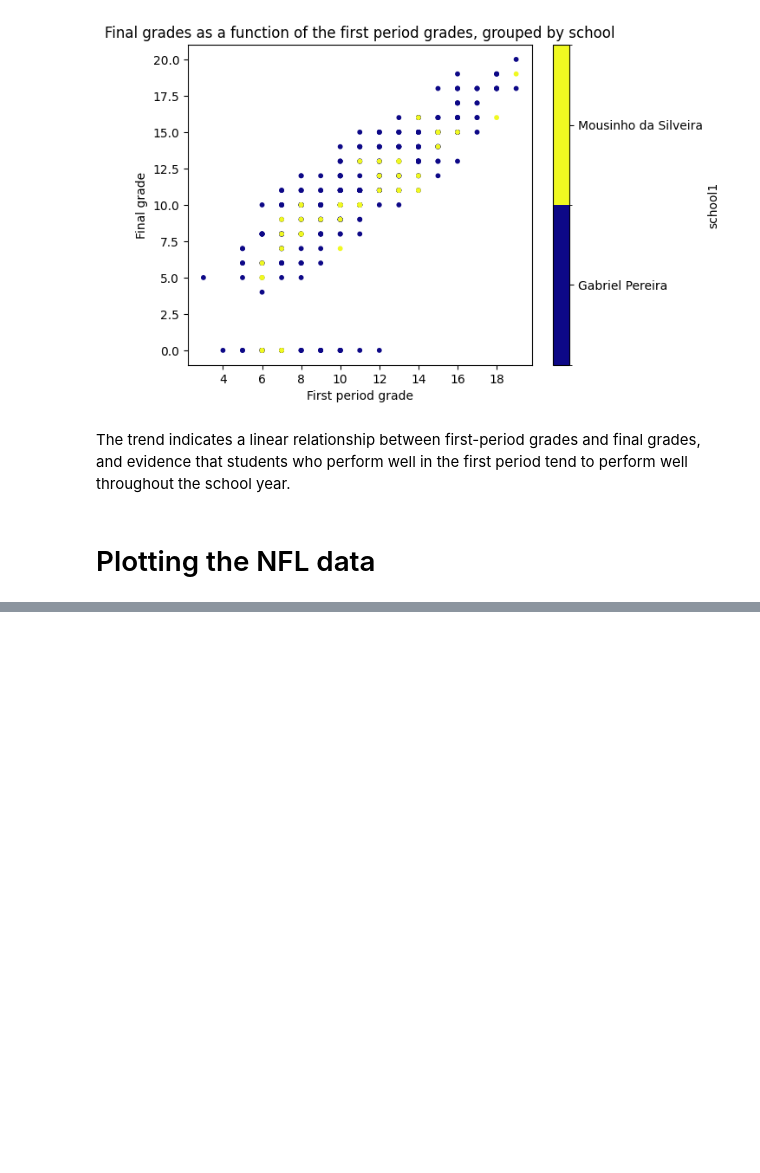
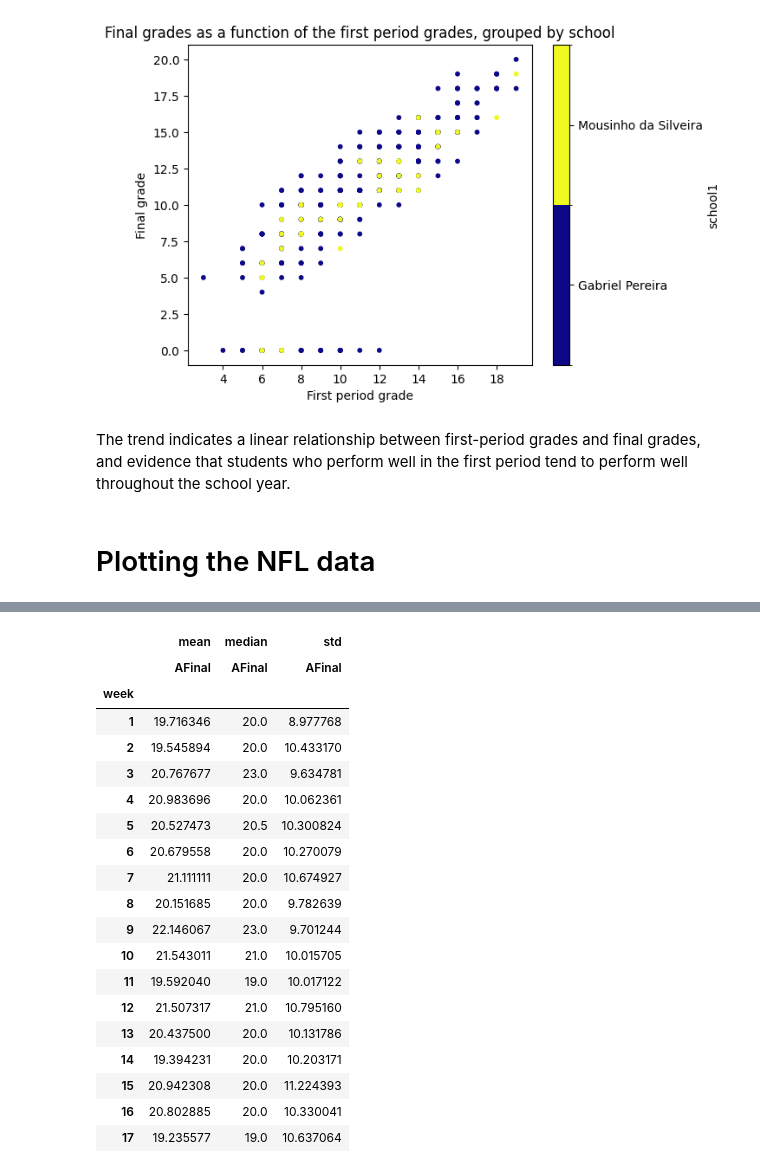
Before and after one commit to YefridC09/ST-554_Big_data_analysis, a Jupyter notebook: HW4_Yefrid_Cordoba.ipynb, the cells around one changed output, grey strips where cells are left out. Drawn from its saved outputs; the diff is of its cells as text; code cells hidden in the pictures; blank space fills up the shorter version.

```diff
--- a/HW4_Yefrid_Cordoba.ipynb
+++ b/HW4_Yefrid_Cordoba.ipynb
@@ -188,0 +294,24 @@ The trend indicates a linear relationship between first-period grades and final
+# %%
+pd.pivot_table(nflreg_data, values = 'AFinal', index = "week",\
+ aggfunc = ['mean', 'median', 'std' ])#Data mean, median and standard deviation summary grouped by week
+# %% [output]
+|  | mean | median | std |
+|  | AFinal | AFinal | AFinal |
+| week |  |  |  |
+| 1 | 19.716346 | 20.0 | 8.977768 |
+| 2 | 19.545894 | 20.0 | 10.433170 |
+| 3 | 20.767677 | 23.0 | 9.634781 |
+| 4 | 20.983696 | 20.0 | 10.062361 |
+| 5 | 20.527473 | 20.5 | 10.300824 |
+| 6 | 20.679558 | 20.0 | 10.270079 |
+| 7 | 21.111111 | 20.0 | 10.674927 |
+| 8 | 20.151685 | 20.0 | 9.782639 |
+| 9 | 22.146067 | 23.0 | 9.701244 |
+| 10 | 21.543011 | 21.0 | 10.015705 |
+| 11 | 19.592040 | 19.0 | 10.017122 |
+| 12 | 21.507317 | 21.0 | 10.795160 |
+| 13 | 20.437500 | 20.0 | 10.131786 |
+| 14 | 19.394231 | 20.0 | 10.203171 |
+| 15 | 20.942308 | 20.0 | 11.224393 |
+| 16 | 20.802885 | 20.0 | 10.330041 |
+| 17 | 19.235577 | 19.0 | 10.637064 |
```
Also changed, not shown: parts of 17 cells of this notebook.
